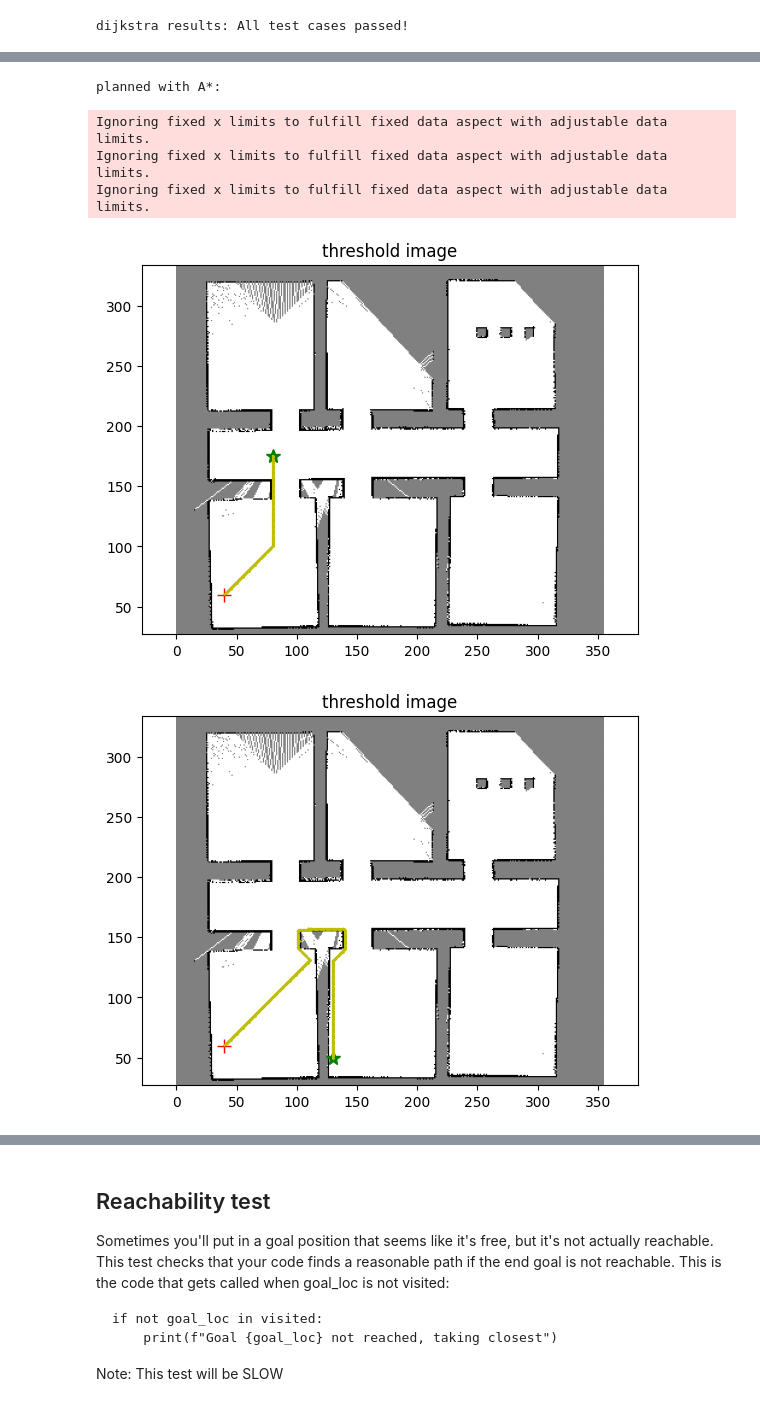
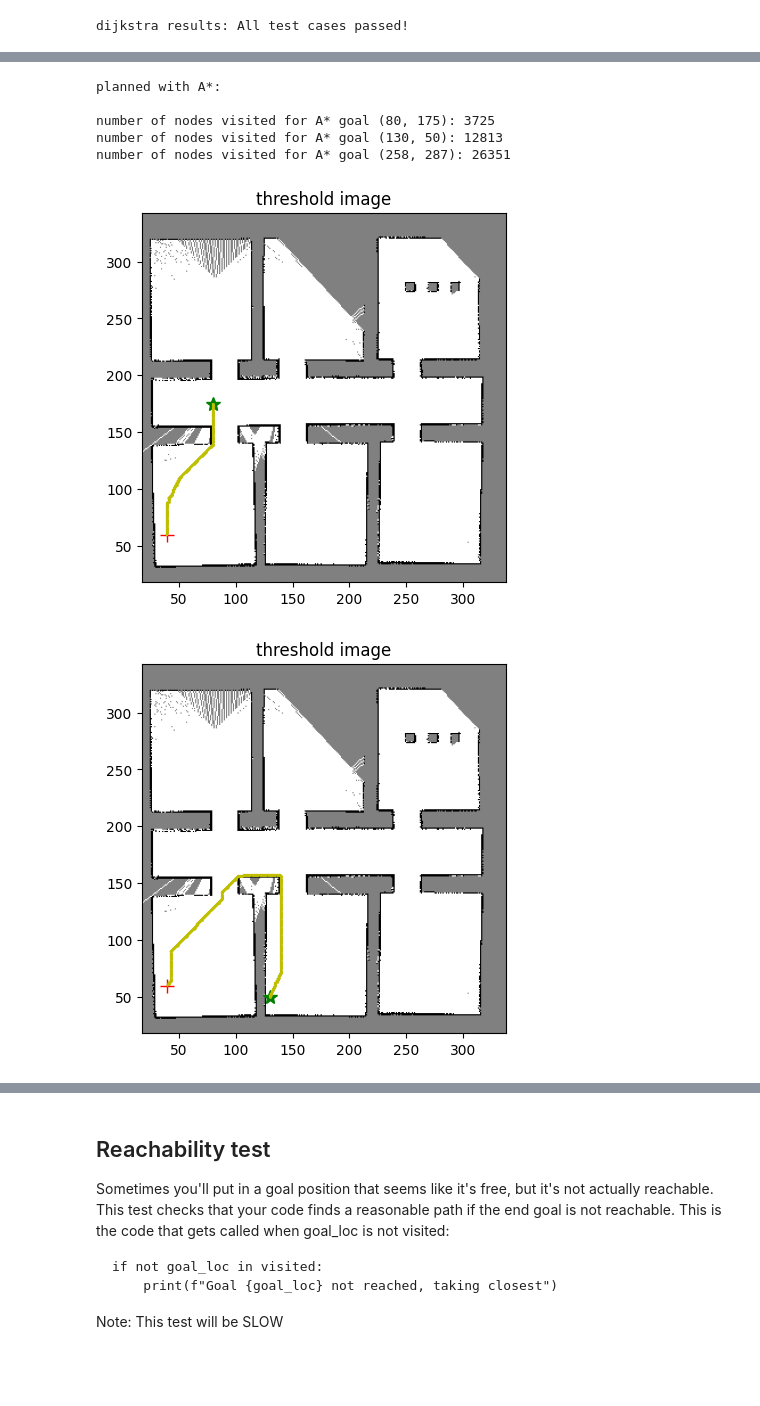
Before and after one commit to ZimHockey13/ROB456, a Jupyter notebook: Assignments/check_dijkstra.ipynb, the cells around one changed output, grey strips where cells are left out. Cells and saved outputs as stored; diff of their text form; code cells hidden in the pictures; blank space fills up the shorter version.

```diff
--- a/Assignments/check_dijkstra.ipynb
+++ b/Assignments/check_dijkstra.ipynb
@@ -29,6 +29,10 @@ import os
 # These commands will force JN to actually re-load the external file when you re-execute the import command
 %load_ext autoreload
 %autoreload 2
+# %%
+# creating two variables to store number of nodes visited for Dijkstra and A* to compare them later
+num_visited_dijkstra = 0
+num_visited_a_star = 0
 # %% [markdown]
 # Run Dijkstra on a pretend SLAM map
 # %%
@@ -53,10 +57,10 @@ robot_start_loc = (40, 60)
 robot_goal_loc_close = (60, 80)
 robot_goal_hallway = (80, 175)
 robot_goal_next_room = (130, 50)
-zoom = 0.85
+zoom = 0.9
 
 robot_goal_loc = robot_goal_loc_close
-path = dijkstra(im_thresh, robot_start_loc, robot_goal_loc, method="Dijkstra", ros2=True)
+path = dijkstra(im_thresh, robot_start_loc, robot_goal_loc, method="Dijkstra")
 plot_with_path(im_thresh, zoom=zoom, robot_loc=robot_start_loc, goal_loc=robot_goal_loc, path=path)
 
 # NOTE: The path is correct if it is connected, doesn't loop back on itself, gets to the goal, and is "snapped" to the edges
@@ -71,10 +74,11 @@ dijkstra results: All test cases passed!
 # %%
 # lets check the other goal points
 list_of_goals = [robot_goal_hallway, robot_goal_next_room, (258,287)]
-print("planned with Dijkstra:")
-print("\n")
+print("planned with Dijkstra:\n")
 for goal in list_of_goals:
-    path = dijkstra(im_thresh, robot_start_loc, goal, method="Dijkstra", ros2=False)
+    path, num_visited = dijkstra(im_thresh, robot_start_loc, goal, method="Dijkstra", return_num_visited=True)
+    num_visited_dijkstra += num_visited
+    print(f"number of nodes visited for Dijkstra goal {goal}: {num_visited}")
     plot_with_path(im_thresh, zoom=zoom, robot_loc=robot_start_loc, goal_loc=goal, path=path)
 # %% [output]
 planned with Dijkstra:
@@ -87,15 +92,17 @@ Ignoring fixed x limits to fulfill fixed data aspect with adjustable data limits
 # %%
 # lets check the other goal points
 list_of_goals = [robot_goal_hallway, robot_goal_next_room, (258,287)]
-print("planned with A*:")
-print("\n")
+print("planned with A*:\n")
 for goal in list_of_goals:
-    path = dijkstra(im_thresh, robot_start_loc, goal, method="A*", ros2=False)
+    path, num_visited = dijkstra(im_thresh, robot_start_loc, goal, method="A*", return_num_visited=True)
+    num_visited_a_star += num_visited
+    print(f"number of nodes visited for A* goal {goal}: {num_visited}")
     plot_with_path(im_thresh, zoom=zoom, robot_loc=robot_start_loc, goal_loc=goal, path=path)
 # %% [output]
 planned with A*:
+
+number of nodes visited for A* goal (80, 175): 3725
+number of nodes visited for A* goal (130, 50): 12813
+number of nodes visited for A* goal (258, 287): 26351
-Ignoring fixed x limits to fulfill fixed data aspect with adjustable data limits.
-Ignoring fixed x limits to fulfill fixed data aspect with adjustable data limits.
-Ignoring fixed x limits to fulfill fixed data aspect with adjustable data limits.
-[figure, old version]
+[figure, new version]
-[figure, old version]
+[figure, new version]
```
Also changed, not shown: parts of 8 cells of this notebook, 2 other files.
